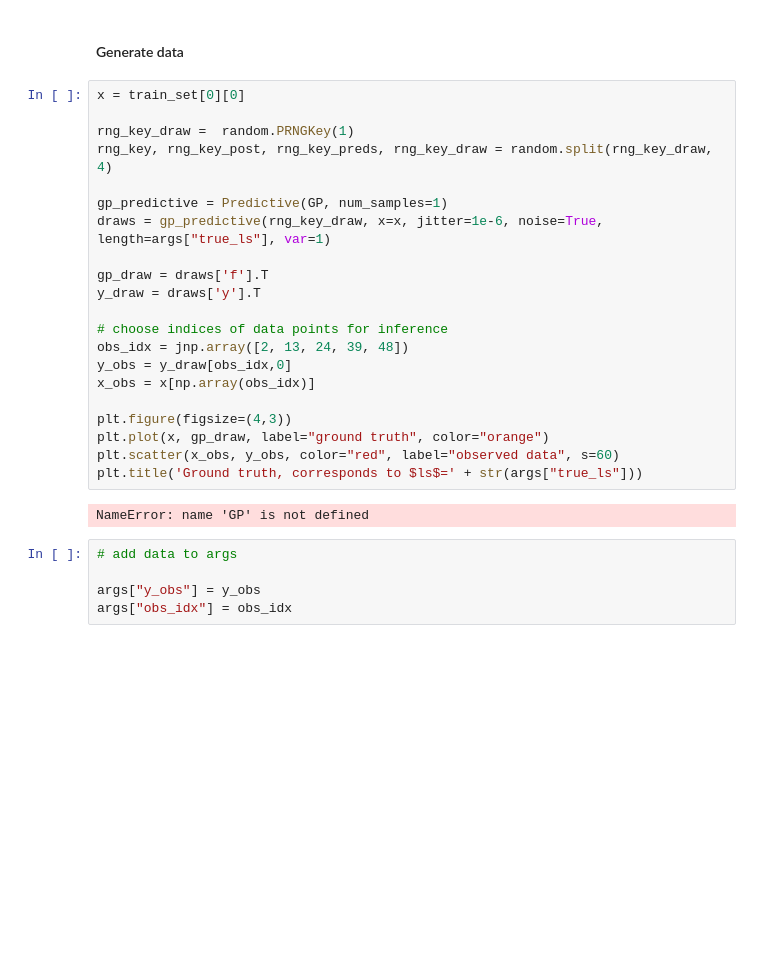
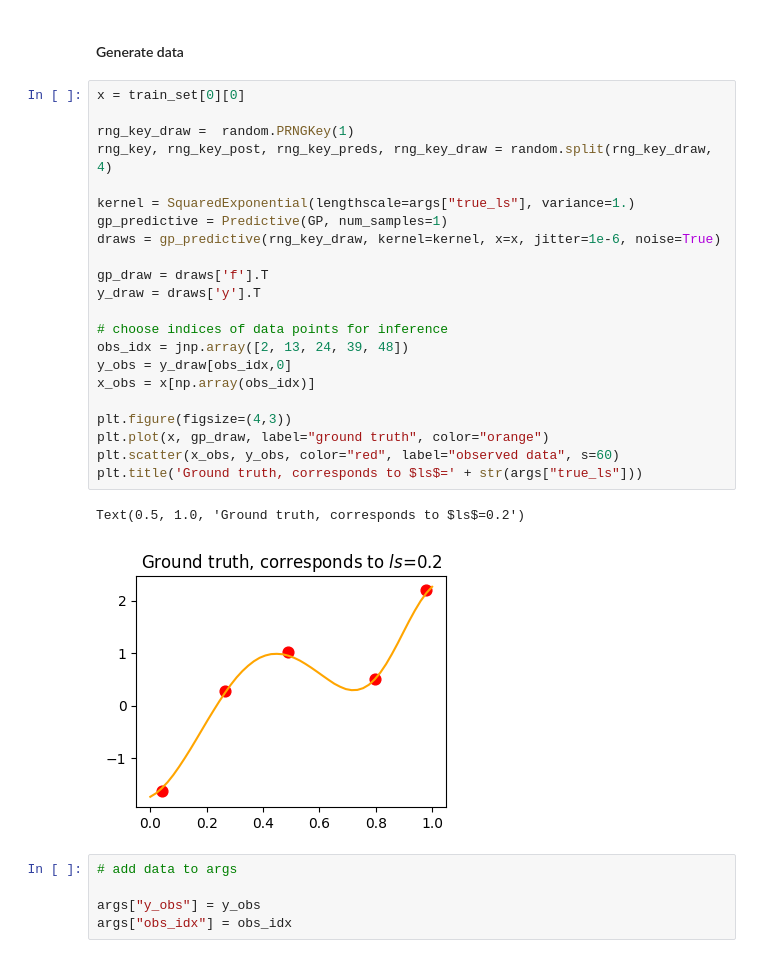
Before and after one commit to elizavetasemenova/PriorCVAE_JAX, a Jupyter notebook: docs/PriorVAE.ipynb, the cells around one changed output. Cells and saved outputs as stored; diff of their text form; blank space fills up the shorter version.

```diff
--- a/docs/PriorVAE.ipynb
+++ b/docs/PriorVAE.ipynb
@@ -263,26 +284,28 @@ plt.show()
 # %%
 x = train_set[0][0]
 
 rng_key_draw =  random.PRNGKey(1)
 rng_key, rng_key_post, rng_key_preds, rng_key_draw = random.split(rng_key_draw, 4)
 
+kernel = SquaredExponential(lengthscale=args["true_ls"], variance=1.)
 gp_predictive = Predictive(GP, num_samples=1)
-draws = gp_predictive(rng_key_draw, x=x, jitter=1e-6, noise=True, length=args["true_ls"], var=1)
+draws = gp_predictive(rng_key_draw, kernel=kernel, x=x, jitter=1e-6, noise=True)
 
 gp_draw = draws['f'].T
 y_draw = draws['y'].T
 
 # choose indices of data points for inference
 obs_idx = jnp.array([2, 13, 24, 39, 48])
 y_obs = y_draw[obs_idx,0]
 x_obs = x[np.array(obs_idx)]
 
 plt.figure(figsize=(4,3))
 plt.plot(x, gp_draw, label="ground truth", color="orange")
 plt.scatter(x_obs, y_obs, color="red", label="observed data", s=60)
 plt.title('Ground truth, corresponds to $ls$=' + str(args["true_ls"]))
 # %% [output]
-NameError: name 'GP' is not defined
+Text(0.5, 1.0, 'Ground truth, corresponds to $ls$=0.2')
+[figure, added]
 # %%
 # add data to args
 
```
Also changed, not shown: parts of 13 cells of this notebook, 4 other files.
